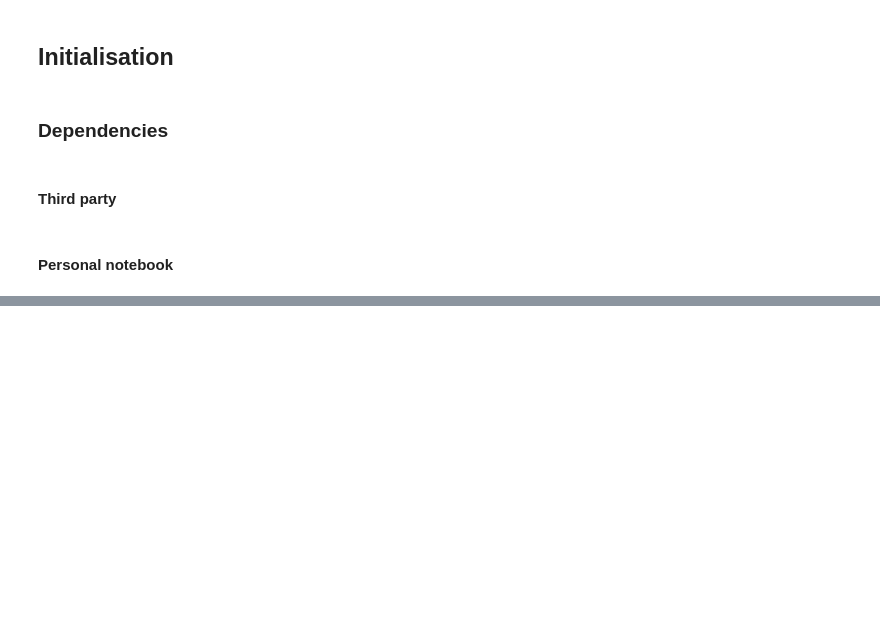
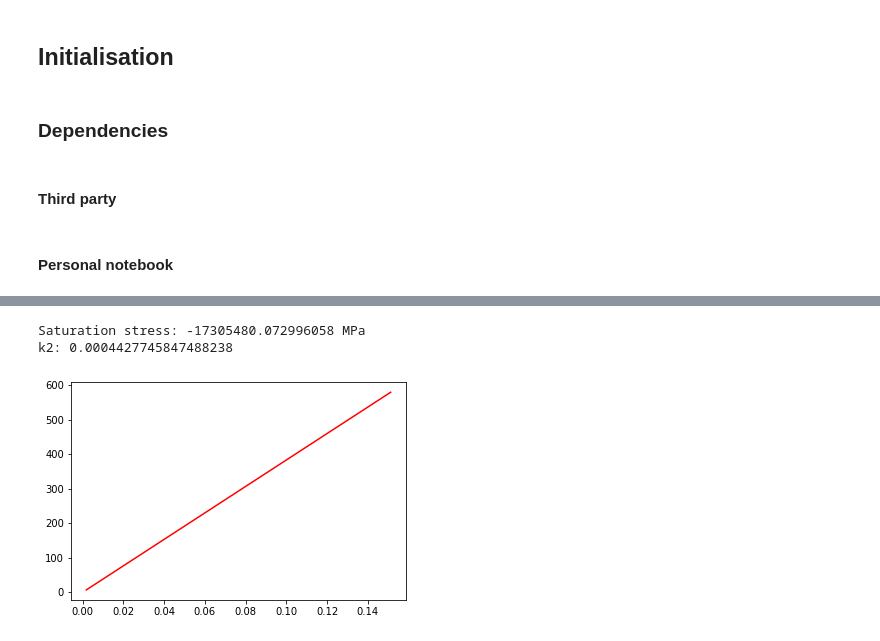
Before and after one commit to algomaster99/meta-btp, a Jupyter notebook: work_hardening_analysis.ipynb, the cells around one changed output, grey strips where cells are left out. Saved outputs shown, nothing was run; the diff lists cells and outputs as text; code cells hidden in the pictures; blank space fills up the shorter version.

```diff
--- a/work_hardening_analysis.ipynb
+++ b/work_hardening_analysis.ipynb
@@ -98,0 +65,22 @@ Expected end of text, found '$'  (at char 0), (line:1, col:1)
+# %%
+def fit_voce(x, sigma_s, k2):
+    return sigma_s*(1-np.exp((k2/2)*x))
+
+rhs_theoretical_voce = curve_fit(
+    fit_voce, true_plastic_strain, true_stress, None, method='lm', maxfev=2000
+)
+
+popt, _ = rhs_theoretical_voce
+sigma_s = popt[0]
+k2 = popt[1]
+_ = plt.plot(true_plastic_strain, [fit_voce(pl,sigma_s,k2) for pl in true_plastic_strain], 'r')
+
+print(f'Saturation stress: {sigma_s} MPa')
+print(f'k2: {k2}')
+
+save_parameter('Saturation stress', sigma_s, 'MPa', f'{OUTPUT_DIR}/output.txt')
+save_parameter('k2', k2, '', f'{OUTPUT_DIR}/output.txt')
+# %% [output]
+Saturation stress: -17305480.072996058 MPa
+k2: 0.0004427745847488238
+[figure, added]
```
Also changed, not shown: parts of 12 cells of this notebook.
